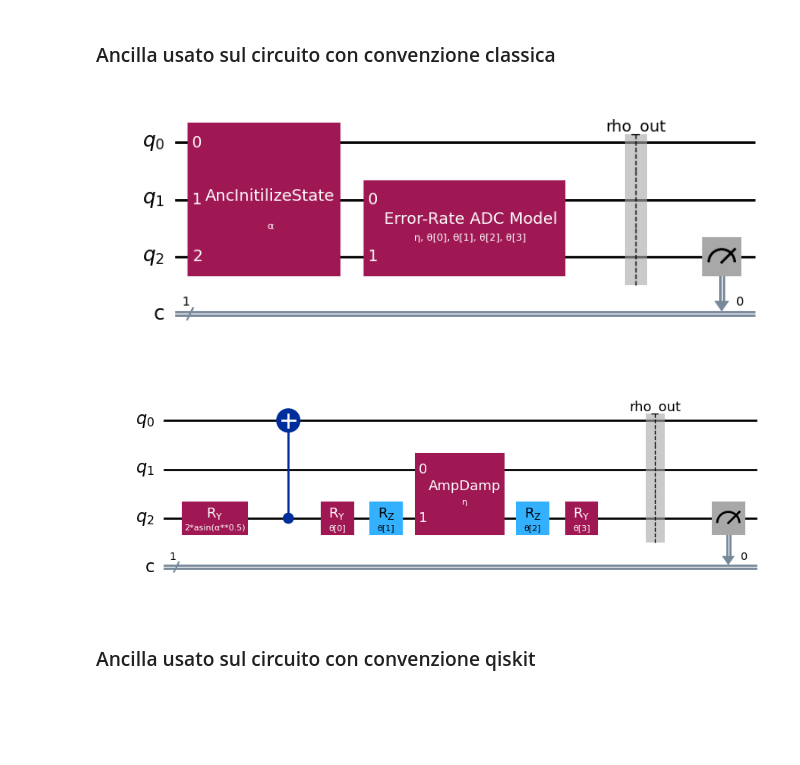
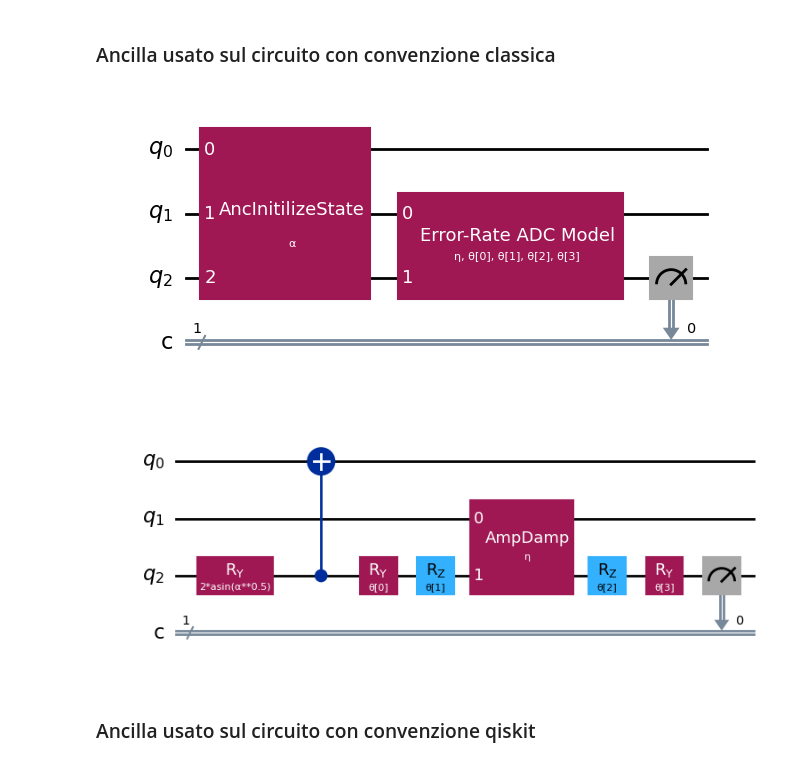
Before and after one commit to remgabryldel/quantum-amplitude-damping-channel, a Jupyter notebook: q_a_d.ipynb, the cells around one changed output. Drawn from its saved outputs; the diff is of its cells as text; code cells hidden in the pictures; blank space fills up the shorter version.

```diff
--- a/q_a_d.ipynb
+++ b/q_a_d.ipynb
@@ -544,6 +544,13 @@ Probabilità di misura in |1⟩: 0.4776
 eta = [round(i * 0.1, 1) for i in range(11)]
 
 alpha = [round(i * 0.1, 1) for i in range(11)]
+
+eta_p = Parameter("eta")
+qc0 = QuantumCircuit(2, name ="test")
+qc0.append(amplitude_damping_gate(eta_p),[0,1])
+
+qc1 = QuantumCircuit(2, name ="test")
+qc1.append(amplitude_damping_gate_qi(eta_p), [0,1])
 
 for e in eta:
     for a in alpha:
@@ -559,24 +566,17 @@ for e in eta:
         rho_out_teorical = DensityMatrix(kraus_op_adc_0 @ rho_in_sis.data @ kraus_op_adc_0_dag + kraus_op_adc_1 @ rho_in_sis.data @ kraus_op_adc_1_dag)
         rho_out_teorical.draw("latex")
 
-        qc0 = QuantumCircuit(2, name ="test")
-        qc0.append(amplitude_damping_gate(e),[0,1])
-
-        qc1 = QuantumCircuit(2, name ="test")
-        qc1.append(amplitude_damping_gate_qi(e), [0,1])
-
         # calcolo faccio evolvere i circuiti e ottengo la matrice densità di output dai due circuiti e la confronto su un insieme di dati in ingresso
-        rho_out_total_cir  = rho_in_total.evolve(qc0)
+        rho_out_total_cir  = rho_in_total.evolve(qc0.assign_parameters({eta_p : e}) )
         rho_out_cir = partial_trace(rho_out_total_cir, [0])
 
-        rho_out_total_cir_q  = reverse_qargs_density_matrix(rho_in_total).evolve(qc1)
+        rho_out_total_cir_q  = reverse_qargs_density_matrix(rho_in_total).evolve(qc1.assign_parameters({eta_p : e}))
         rho_out_cir_q = partial_trace(rho_out_total_cir_q, [1])
 
         # Calcola la distanza di Frobenius tra le due matrici
         distance = np.linalg.norm(rho_out_teorical.data - rho_out_cir.data, ord='fro')
         distance1 = np.linalg.norm(rho_out_teorical.data - rho_out_cir_q.data, ord='fro')
-        # eseguo il prodotto interno tra operatori
-        #inner_prod0 = np.trace((rho_out_teorical.to_operator().adjoint().dot(rho_out_cir.to_operator())).to_matrix())
+
         if not((rho_out_cir.to_operator().equiv(rho_out_teorical.to_operator())) and (rho_out_cir_q.to_operator().equiv(rho_out_teorical.to_operator()))):
             print(f"Rho diversi per eta = {e}, alpha = {a}")
             print("matrice densita circuito convenzione classica")
@@ -586,8 +586,7 @@ for e in eta:
             print("matrice densita circuito calcolato teoricamente")
             display(rho_out_teorical.draw("latex"))
             print(f"Distanza dei due stati teorico e conv. clas.: {distance:.6f}, teorico e conv. qiskit: {distance1:.6f}")
-            # Esci da entrambi i loop
-            break  # esce dal ciclo interno
+            raise("matrici diverse tra loro")
         else:
             print(f"distanza = {distance}, distanza1 = {distance1}")
             if(e == 0) or (e == 0.5) or (e==1):
@@ -724,7 +723,7 @@ $$
 # %% [markdown]
 ### Ancilla usato sul circuito con convenzione classica
 # %%
-def circuitERADC_with_Ancilla_parametrized_measure(alpha=None,thetas=None,noise=None):
+def circuitERADC_with_Ancilla_parametrized(alpha=None,thetas=None,noise=None):
     """
     Costruisce un circuito quantistico a 3 qubit che simula un canale di amplitude damping
     (ERADC: Error-Rate Amplitude Damping Channel) usando un approccio ancilla-based.
@@ -732,7 +731,6 @@ def circuitERADC_with_Ancilla_parametrized_measure(alpha=None,thetas=None,noise=
     Il circuito applica:
       - una preparazione di stato misto tramite entanglement con un'ancilla,
       - un blocco parametrico che rappresenta il canale di damping,
-      - una misura sul qubit del sistema.
 
     Parametri:
         alpha (float o Parameter, opzionale):
@@ -750,43 +748,41 @@ def circuitERADC_with_Ancilla_parametrized_measure(alpha=None,thetas=None,noise=
         QuantumCircuit:
             Il circuito quantistico a 3 qubit con preparazione dello stato, evoluzione
             tramite il canale parametrico e misura sul sistema.
     """
 
     # Inizializzazione parametri simbolici se non forniti
     if thetas is None:
         thetas = ParameterVector("θ", 4)
     if noise is None:
         noise = Parameter("η")
     if alpha is None:
         alpha = Parameter("α")
 
     # Crea circuito con 3 qubit e 1 bit classico
     # qubit 2: ancilla per creare lo stato misto
     # qubit 1: ambiente (per amplitude damping)
     # qubit 0: sistema (target)
-    ERADC_mea = QuantumCircuit(3, 1, name="ERADC with Ancilla and measure")
+    ERADC_mea = QuantumCircuit(3, name="ERADC with Ancilla")
 
     # Inizializzazione dello stato misto tramite circuito ancilla (entanglement tra qubit 2 e 0)
     ERADC_mea.append(getAncillaParametrized(alpha), [0, 1, 2])
 
     # Applica il canale di damping parametrico tra sistema (1) e ambiente (2)
     ERADC_mea.append(build_parametrized_eradc(thetas, noise), [1, 2])
 
-    # Salva la matrice densità completa prima della misura (per ispezione)
-    ERADC_mea.save_density_matrix(label="rho_out")
-
-    # Misura il qubit del sistema (qubit 2), risultato registrato nel bit classico 0
-    ERADC_mea.measure(2, 0)
-
     return ERADC_mea
 
-example = circuitERADC_with_Ancilla_parametrized_measure()
+example = circuitERADC_with_Ancilla_parametrized()
+
+example.add_register(0,1)
+
+example.measure(2,0)
 
 display(example.draw("mpl"))
 display(example.decompose().draw("mpl"))
 # %% [output]
-[figure, old version]
+[figure, new version]
-[figure, old version]
+[figure, new version]
 # %% [markdown]
 ### Ancilla usato sul circuito con convenzione qiskit
 # %%
```
Also changed, not shown: parts of 13 cells of this notebook.
